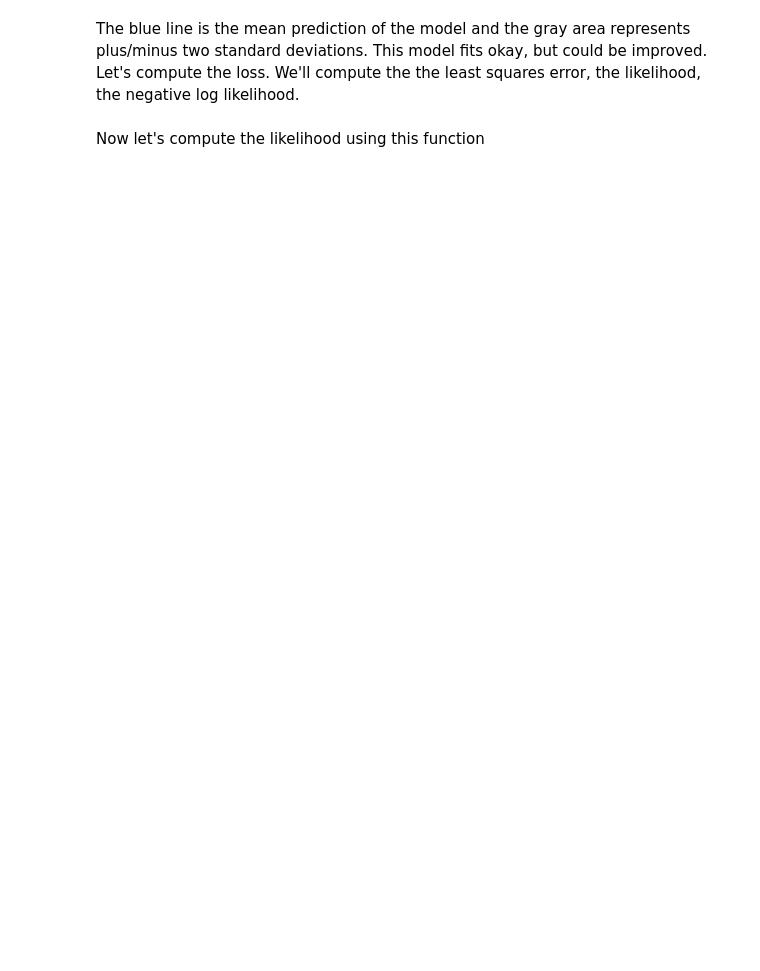
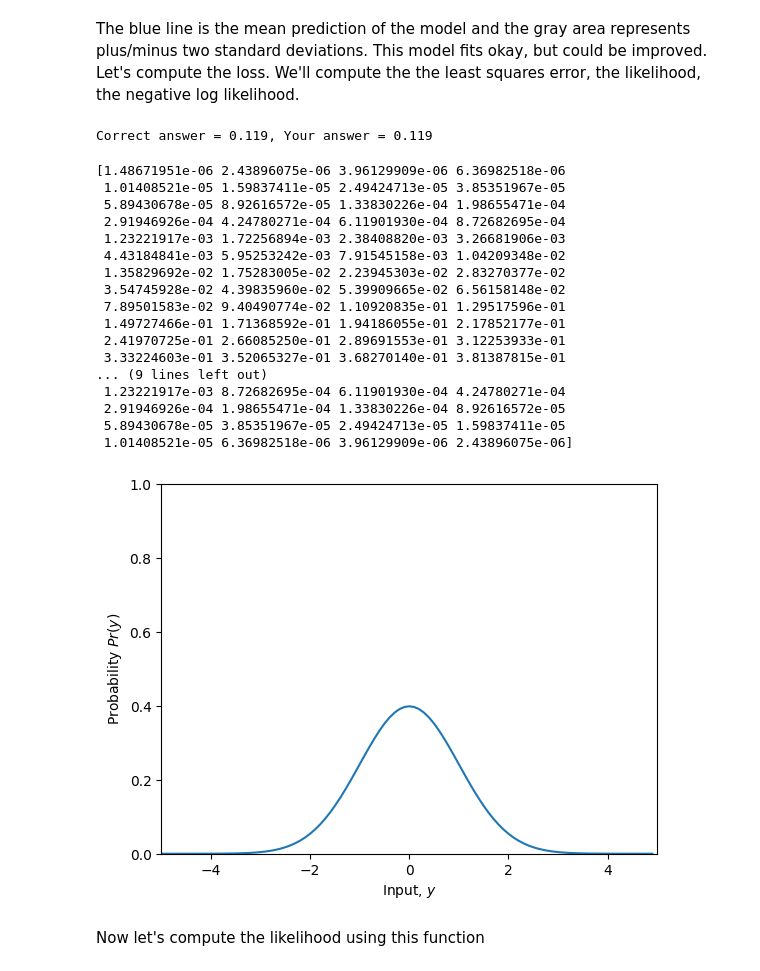
Before and after one commit to VedPDubey/udlbook-prac, a Jupyter notebook: Notebooks/Chap05/5_1_Least_Squares_Loss.ipynb, the cells around one changed output. Drawn from its saved outputs; the diff is of its cells as text; code cells hidden in the pictures; blank space fills up the shorter version.

```diff
--- a/Notebooks/Chap05/5_1_Least_Squares_Loss.ipynb
+++ b/Notebooks/Chap05/5_1_Least_Squares_Loss.ipynb
@@ -99,29 +101,50 @@ def normal_distribution(y, mu, sigma):
     # Don't use the numpy version -- that's cheating!
     # Replace the line below
     prob = np.zeros_like(y)
-
+    prob = 1/np.sqrt(2*math.pi*sigma*sigma)*np.exp(-np.power((y-mu),2)/(2*sigma*sigma))
     return prob
 # %%
 # Let's double check we get the right answer before proceeding
 print("Correct answer = %3.3f, Your answer = %3.3f"%(0.119,normal_distribution(1,-1,2.3)))
+# %% [output]
+Correct answer = 0.119, Your answer = 0.119
 # %%
 # Let's plot the Gaussian distribution.
 y_gauss = np.arange(-5,5,0.1)
-mu = 0; sigma = 1.0
+mu = 0; sigma = 1
 gauss_prob = normal_distribution(y_gauss, mu, sigma)
 fig, ax = plt.subplots()
 ax.plot(y_gauss, gauss_prob)
 ax.set_xlabel(r'Input, $y$'); ax.set_ylabel(r'Probability $Pr(y)$')
 ax.set_xlim([-5,5]);ax.set_ylim([0,1.0])
 plt.show()
 
 # TODO
 # 1. Predict what will happen if we change to mu=1 and leave sigma=1
 # Now change the code above and see if you were correct.
 
 # 2. Predict what will happen if we leave mu = 0 and change sigma to 2.0
 
 # 3. Predict what will happen if we leave mu = 0 and change sigma to 0.5
+# %% [output]
+[1.48671951e-06 2.43896075e-06 3.96129909e-06 6.36982518e-06
+ 1.01408521e-05 1.59837411e-05 2.49424713e-05 3.85351967e-05
+ 5.89430678e-05 8.92616572e-05 1.33830226e-04 1.98655471e-04
+ 2.91946926e-04 4.24780271e-04 6.11901930e-04 8.72682695e-04
+ 1.23221917e-03 1.72256894e-03 2.38408820e-03 3.26681906e-03
+ 4.43184841e-03 5.95253242e-03 7.91545158e-03 1.04209348e-02
+ 1.35829692e-02 1.75283005e-02 2.23945303e-02 2.83270377e-02
+ 3.54745928e-02 4.39835960e-02 5.39909665e-02 6.56158148e-02
+ 7.89501583e-02 9.40490774e-02 1.10920835e-01 1.29517596e-01
+ 1.49727466e-01 1.71368592e-01 1.94186055e-01 2.17852177e-01
+ 2.41970725e-01 2.66085250e-01 2.89691553e-01 3.12253933e-01
+ 3.33224603e-01 3.52065327e-01 3.68270140e-01 3.81387815e-01
+... (9 lines left out)
+ 1.23221917e-03 8.72682695e-04 6.11901930e-04 4.24780271e-04
+ 2.91946926e-04 1.98655471e-04 1.33830226e-04 8.92616572e-05
+ 5.89430678e-05 3.85351967e-05 2.49424713e-05 1.59837411e-05
+ 1.01408521e-05 6.36982518e-06 3.96129909e-06 2.43896075e-06]
+[figure, added]
 # %% [markdown]
 Now let's compute the likelihood using this function
 # %%
```
Also changed, not shown: parts of 13 cells of this notebook.
